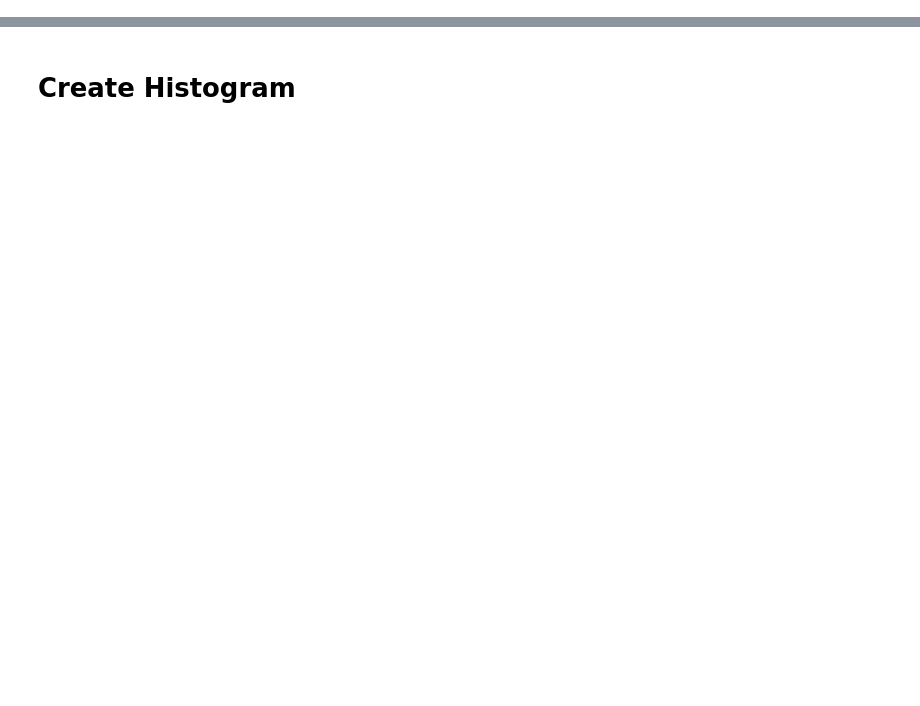
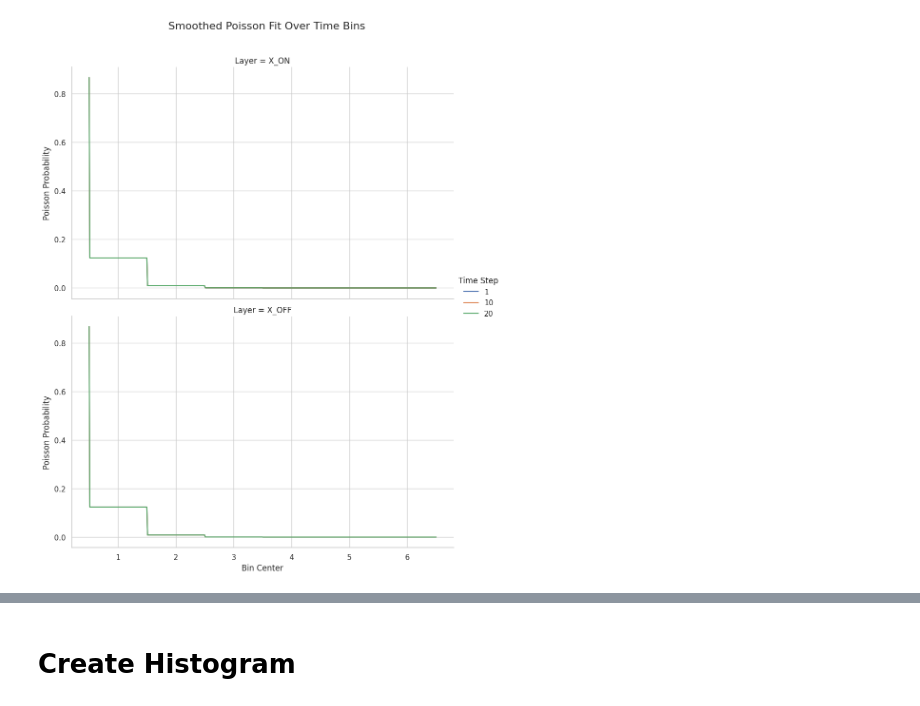
Before and after one commit to dbeinhauer/mcs-source, a Jupyter notebook: thesis_analysis/dataset_analysis.ipynb, the cells around one changed output, grey strips where cells are left out. Drawn from its saved outputs; the diff is of its cells as text; code cells hidden in the pictures; blank space fills up the shorter version.

```diff
--- a/thesis_analysis/dataset_analysis.ipynb
+++ b/thesis_analysis/dataset_analysis.ipynb
@@ -14,0 +285,52 @@ from evaluation_tools.results_plotter import ResultsPlotter
+# %%
+# Step 3 (updated): Fit and create smooth Poisson curve
+# -----------------------------------------------------
+poisson_data = []
+
+for layer in layers_to_plot:
+    for time_step in df["Time Step"].unique():
+        subset = df[(df["Layer"] == layer) & (df["Time Step"] == time_step)]
+
+        values = subset["Count"].values
+        if len(values) == 0:
+            continue
+
+        # Estimate Poisson λ from actual count distribution
+        λ = np.mean(values)
+
+        # Create a smooth x range based on bin centers
+        x_min = subset["Bin Center"].min()
+        x_max = subset["Bin Center"].max()
+        x_vals = np.linspace(x_min, x_max, 500)  # Smooth points across time
+
+        # Evaluate Poisson PMF at fractional bin centers
+        poisson_smooth = poisson.pmf(np.round(x_vals).astype(int), mu=λ)
+
+        poisson_df = pd.DataFrame({
+            "Bin Center": x_vals,
+            "Poisson Fit": poisson_smooth,
+            "Layer": layer,
+            "Time Step": time_step,
+        })
+
+        poisson_data.append(poisson_df)
+
+poisson_df = pd.concat(poisson_data, ignore_index=True)
+
+g = sns.FacetGrid(
+    poisson_df,
+    row="Layer",
+    hue="Time Step",
+    height=6,
+    aspect=1.5,
+    sharex=True,
+    sharey=True,
+)
+g.map(sns.lineplot, "Bin Center", "Poisson Fit")
+g.set_axis_labels("Bin Center", "Poisson Probability")
+g.add_legend()
+plt.subplots_adjust(top=0.9)
+plt.suptitle("Smoothed Poisson Fit Over Time Bins", fontsize=16)
+plt.show()
+# %% [output]
+[figure, added]
```
Also changed, not shown: parts of 22 cells of this notebook, 2 other files.
